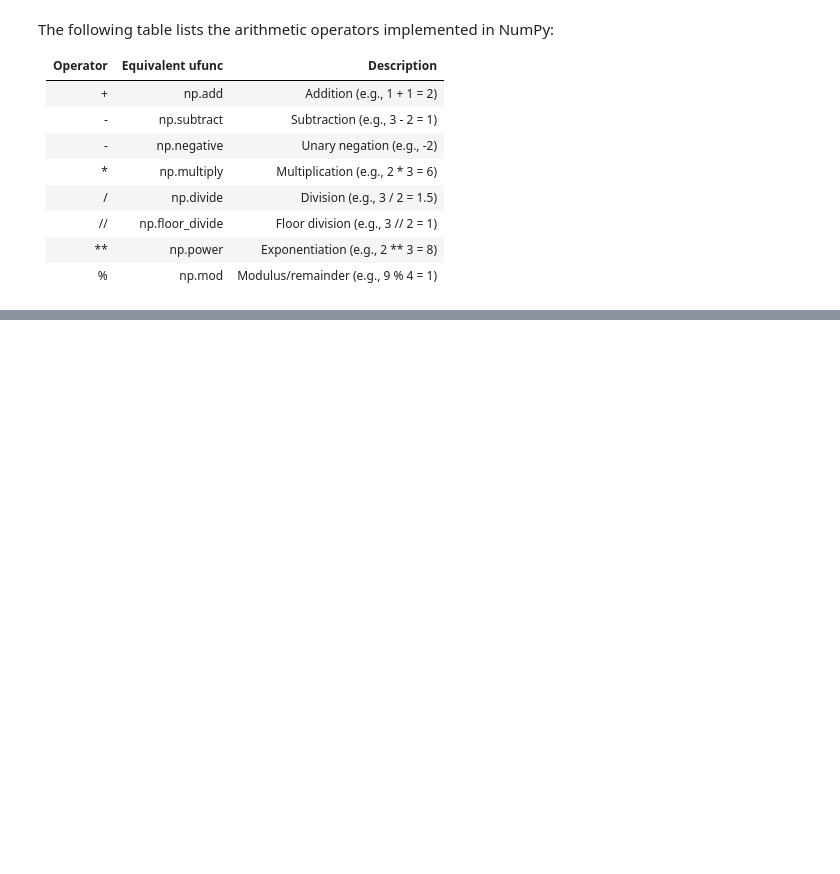
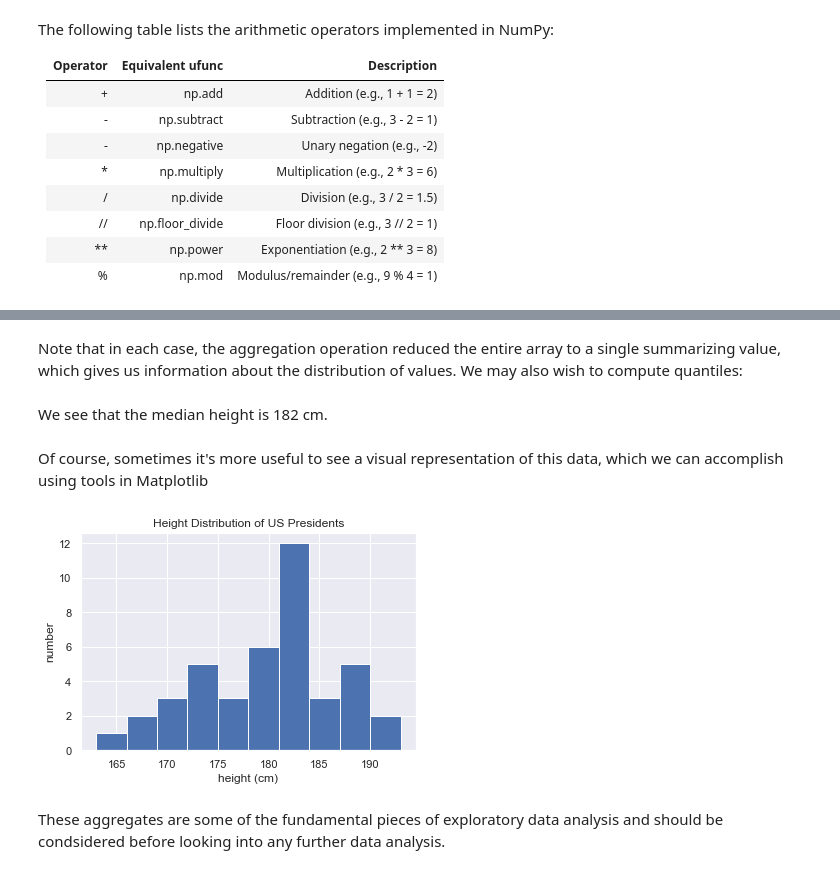
Before and after one commit to SheffAI/Python-For-Data-Science, a Jupyter notebook: numpy.ipynb, the cells around one changed output, grey strips where cells are left out. Saved outputs shown, nothing was run; the diff lists cells and outputs as text; code cells hidden in the pictures; blank space fills up the shorter version.

```diff
--- a/numpy.ipynb
+++ b/numpy.ipynb
@@ -277,0 +654,4 @@ b[:1]
+# %%
+heights = np.array([189, 170, 189, 163, 183, 171, 185, 168, 173, 183, 173, 173, 175, 178, 183, 193, 178, 173,
+ 174, 183, 183, 168, 170, 178, 182, 180, 183, 178, 182, 188, 175, 179, 183, 193, 182, 183,
+ 177, 185, 188, 188, 182, 185])
@@ -277,0 +668,2 @@ b[:1]
+# %% [markdown]
+Note that in each case, the aggregation operation reduced the entire array to a single summarizing value, which gives us information about the distribution of values. We may also wish to compute quantiles:
@@ -277,0 +674,4 @@ b[:1]
+# %% [markdown]
+We see that the median height is 182 cm.
+# %% [markdown]
+Of course, sometimes it's more useful to see a visual representation of this data, which we can accomplish using tools in Matplotlib
@@ -277,0 +682,9 @@ b[:1]
+# %%
+plt.hist(heights)
+plt.title('Height Distribution of US Presidents')
+plt.xlabel('height (cm)')
+plt.ylabel('number');
+# %% [output]
+[figure, added]
+# %% [markdown]
+These aggregates are some of the fundamental pieces of exploratory data analysis and should be condsidered before looking into any further data analysis.
```
Also changed, not shown: parts of 158 cells of this notebook, 2 other files.
